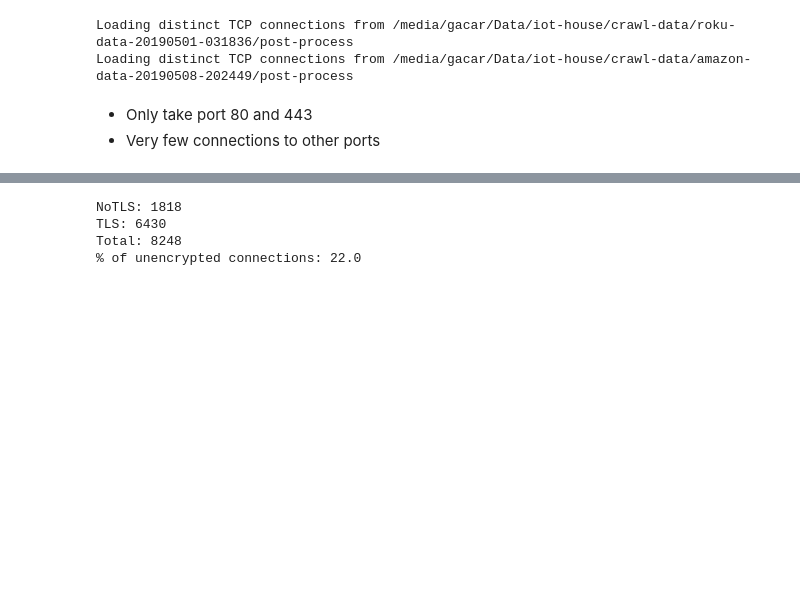
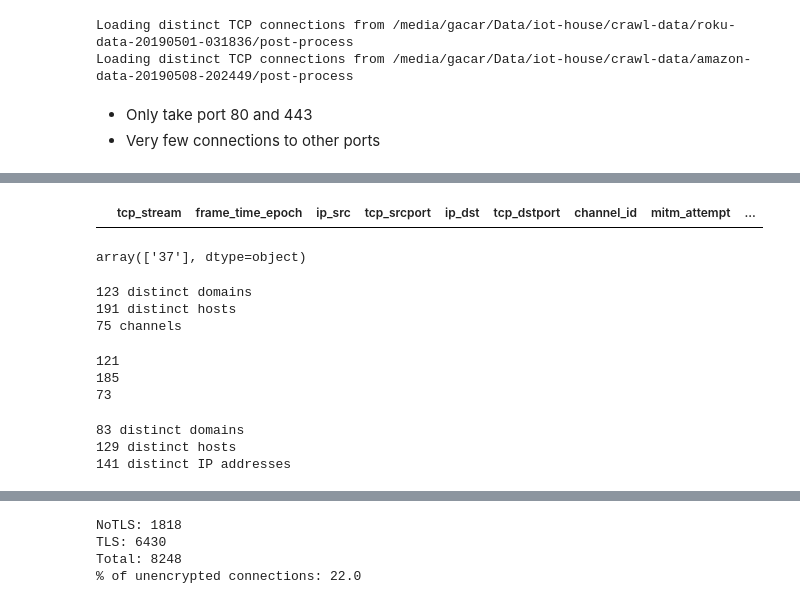
Before and after one commit to citp/ott-tracking, a Jupyter notebook: src/analysis/notebooks/Unencrypted-Connections.ipynb, the cells around one changed output, grey strips where cells are left out. Cells and saved outputs as stored; diff of their text form; code cells hidden in the pictures; blank space fills up the shorter version.

```diff
--- a/src/analysis/notebooks/Unencrypted-Connections.ipynb
+++ b/src/analysis/notebooks/Unencrypted-Connections.ipynb
@@ -66,0 +67,8 @@ def print_unencryted_stats(df):
+# %%
+roku_no_tls = roku_tcp[~roku_tcp.tls]
+amazon_no_tls = amazon_tcp[~amazon_tcp.tls]
+
+n_channels_no_tls_roku = requests_roku.channel_id.nunique()
+n_channels_no_tls_amazon = requests_amazon.channel_id.nunique()
+
+"%s of the %s Roku channels (%0.1f%%) send at last one unencrypted request" % (n_channels_no_tls_roku, n_roku, (100*n_channels_no_tls_roku)/n_roku)
@@ -66,0 +131,8 @@ def print_unencryted_stats(df):
+# %%
+amazon_no_tls[amazon_no_tls.channel_id=="com.cbs.ott"]
+# %% [output]
+|  | tcp_stream | frame_time_epoch | ip_src | tcp_srcport | ip_dst | tcp_dstport | channel_id | mitm_attempt | ... |
+# %%
+requests_amazon[requests_amazon.channel_id=="com.cbs.ott"].tcp_stream.unique()
+# %% [output]
+array(['37'], dtype=object)
@@ -66,0 +141,24 @@ def print_unencryted_stats(df):
+# %%
+print(roku_no_tls.domain_by_dns.nunique(), 'distinct domains')
+print(roku_no_tls.host_by_dns.nunique(), 'distinct hosts')
+print(roku_no_tls.channel_id.nunique(), 'channels')
+# %% [output]
+123 distinct domains
+191 distinct hosts
+75 channels
+# %%
+print(requests_roku.domain_by_dns.nunique())
+print(requests_roku.host_by_dns.nunique())
+print(requests_roku.channel_id.nunique())
+# %% [output]
+121
+185
+73
+# %%
+print(amazon_no_tls.domain_by_dns.nunique(), 'distinct domains')
+print(amazon_no_tls.host_by_dns.nunique(), 'distinct hosts')
+print(amazon_no_tls.ip_dst.nunique(), 'distinct IP addresses')
+# %% [output]
+83 distinct domains
+129 distinct hosts
+141 distinct IP addresses
```
Also changed, not shown: parts of 28 cells of this notebook, 3 other files.
